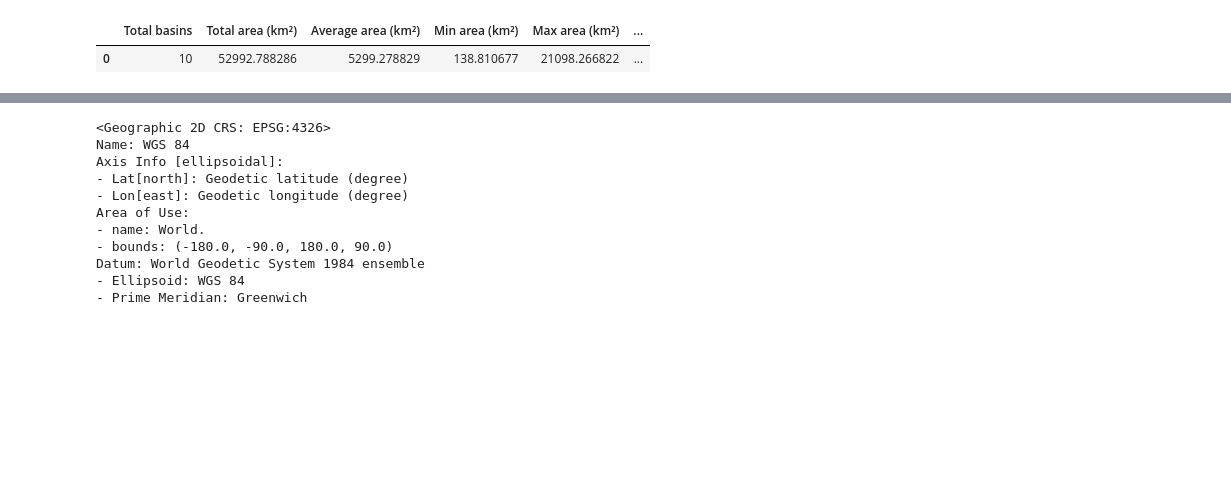
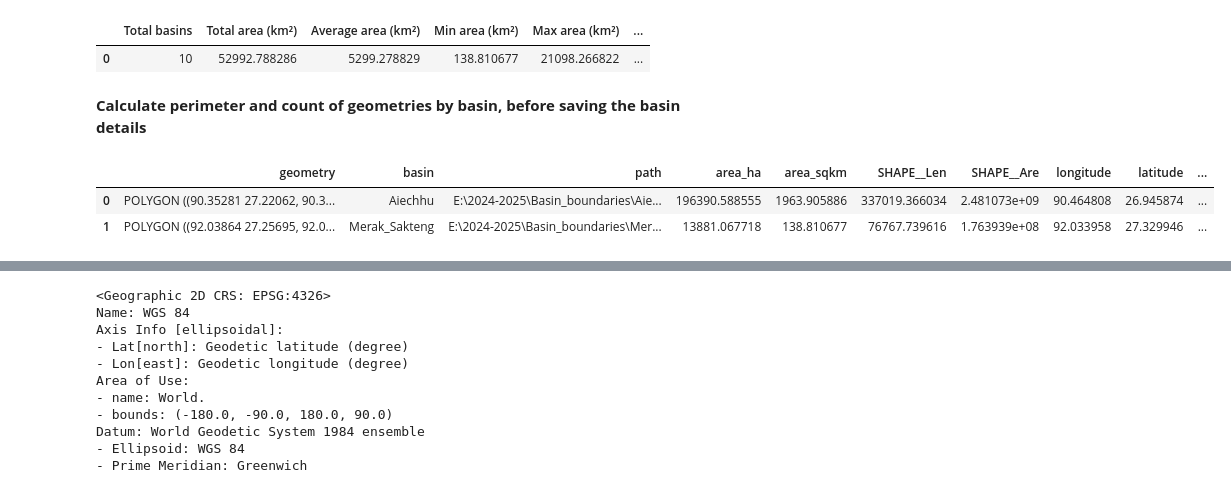
Before and after one commit to QingfangLiu/bhutan_climate_modeling, a Jupyter notebook: code/basin_border/bhutan_basin_boundary.ipynb, the cells around one changed output, grey strips where cells are left out. Cells and saved outputs as stored; diff of their text form; code cells hidden in the pictures; blank space fills up the shorter version.

```diff
--- a/code/basin_border/bhutan_basin_boundary.ipynb
+++ b/code/basin_border/bhutan_basin_boundary.ipynb
@@ -254,3 +255,31 @@ basin_stats
 # %% [output]
 |  | Total basins | Total area (km²) | Average area (km²) | Min area (km²) | Max area (km²) | ... |
 | 0 | 10 | 52992.788286 | 5299.278829 | 138.810677 | 21098.266822 | ... |
+# %% [markdown]
+**Calculate perimeter and count of geometries by basin, before saving the basin details**
+# %%
+def calculate_perimeter_km(row):
+    # Calculate perimeter in kilometers
+    perimeter_meters = row.geometry.length
+    # Convert the perimeter to kilometers.
+    perimeter_km = perimeter_meters / 1000
+    return perimeter_km
+
+def calculate_geometries(df):
+    df_copy = df.copy(deep=True)
+    # Calculate number of geometries by basin
+    gcounts = []
+    gc_json = json.loads(df_copy.count_geometries().to_json())
+    for idx, row in df_copy.iterrows():
+        gcount = gc_json[str(idx)]
+        gcounts.append(gcount)
+
+    df_copy['geometry_count'] = gcounts
+    return df_copy
+
+def encapsulate_geom_column(df):
+    df_copy = df.copy(deep=True)
+
+    df_copy['geom'] = df_copy['geometry'].apply(dumps)
+    df_copy = df_copy.drop(columns=['geometry'])
+    return df_copy
@@ -256,0 +290,9 @@ basin_stats
+# %%
+# calculate the geometries by basin
+# NOTE: there can be more than one geometry per basin
+df_bb_details_pre = calculate_geometries(bb_details)
+df_bb_details_pre.head(2)
+# %% [output]
+|  | geometry | basin | path | area_ha | area_sqkm | SHAPE__Len | SHAPE__Are | longitude | latitude | ... |
+| 0 | POLYGON ((90.35281 27.22062, 90.3... | Aiechhu | E:\2024-2025\Basin_boundaries\Aie... | 196390.588555 | 1963.905886 | 337019.366034 | 2.481073e+09 | 90.464808 | 26.945874 | ... |
+| 1 | POLYGON ((92.03864 27.25695, 92.0... | Merak_Sakteng | E:\2024-2025\Basin_boundaries\Mer... | 13881.067718 | 138.810677 | 76767.739616 | 1.763939e+08 | 92.033958 | 27.329946 | ... |
```
Also changed, not shown: parts of 10 cells of this notebook, 4 other files.
